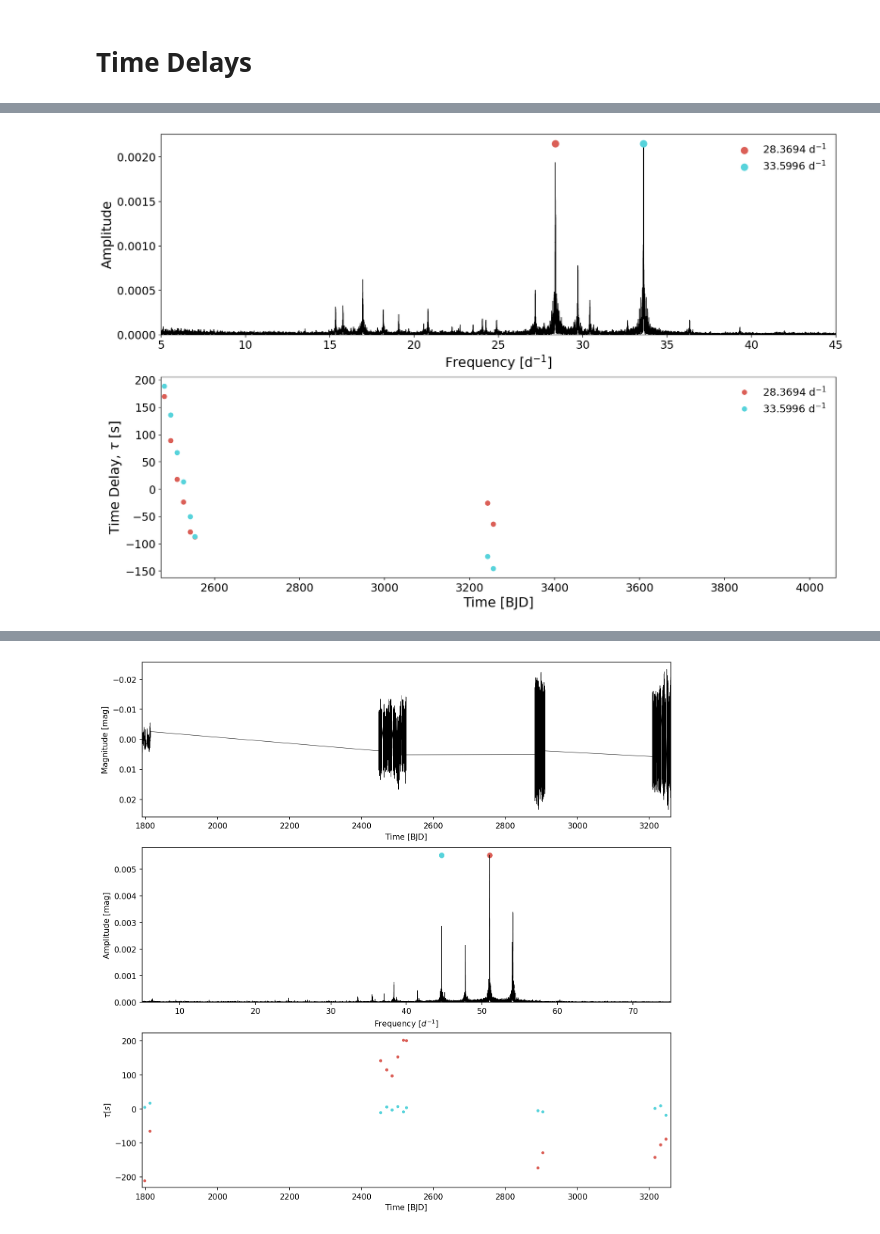
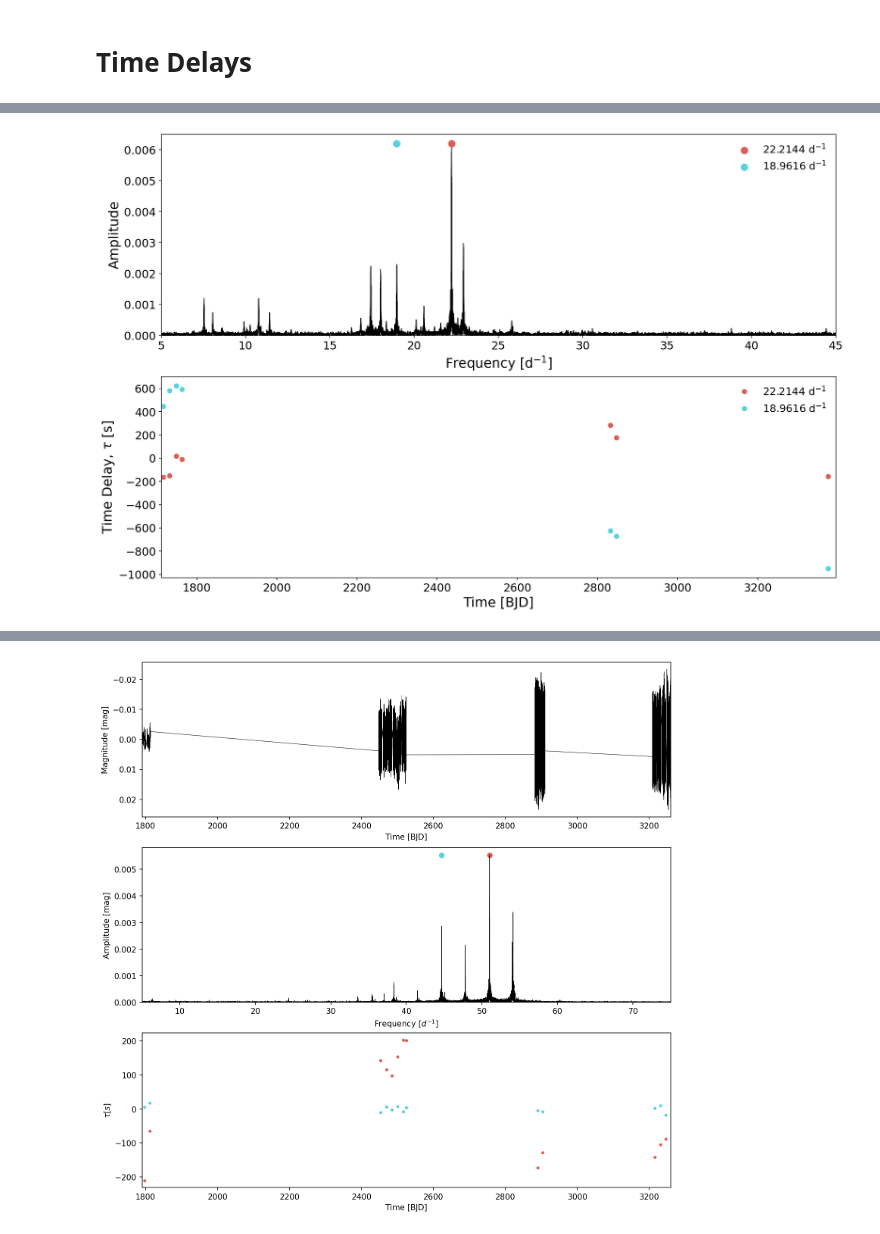
Before and after one commit to skomeiji/lightcurve_scratch, a Jupyter notebook: LightCurve_pulsations.ipynb, the cells around one changed output, grey strips where cells are left out. Cells and saved outputs as stored; diff of their text form; code cells hidden in the pictures.

```diff
--- a/LightCurve_pulsations.ipynb
+++ b/LightCurve_pulsations.ipynb
@@ -16,11 +16,11 @@ from astropy.timeseries import LombScargle
 from timedelay import TimeDelay
 from timedelay.estimator import estimate_frequencies
 # %%
-target = "TIC 73816033"
+target = "TIC 395172881"
 
 search = lk.search_lightcurve(
     target,
-    author="TESS-SPOC"
+    author="QLP"
 )
 
 lc_collection = search.download_all(quality_bitmask='hardest')
@@ -82,7 +84,7 @@ from timedelay import TimeDelay
 td = TimeDelay(
     all_time,
     all_flux,
-    freqs=[28.36939089, 33.59958444],
+    freqs=[22.2143527, 18.96158819],
     fmin=5.0,
     fmax=45.0,
 )
@@ -240,31 +242,31 @@ ax_time_delay.set_xlim(
     np.max(all_time)
 )
 
 ax_time_delay.set_xlabel(
     "Time [BJD]",
     fontsize=label_fontsize
 )
 
 ax_time_delay.set_ylabel(
     r"Time Delay, $\tau$ [s]",
     fontsize=label_fontsize
 )
 
 ax_time_delay.tick_params(
     axis="both",
     labelsize=tick_fontsize
 )
 
 ax_time_delay.legend(
     fontsize=legend_fontsize,
     frameon=False
 )
 
 
 # ======================================================
 # Display the figure
 # ======================================================
 
 plt.show()
 # %% [output]
-[figure, old version]
+[figure, new version]
```
Also changed, not shown: parts of 3 cells of this notebook.
